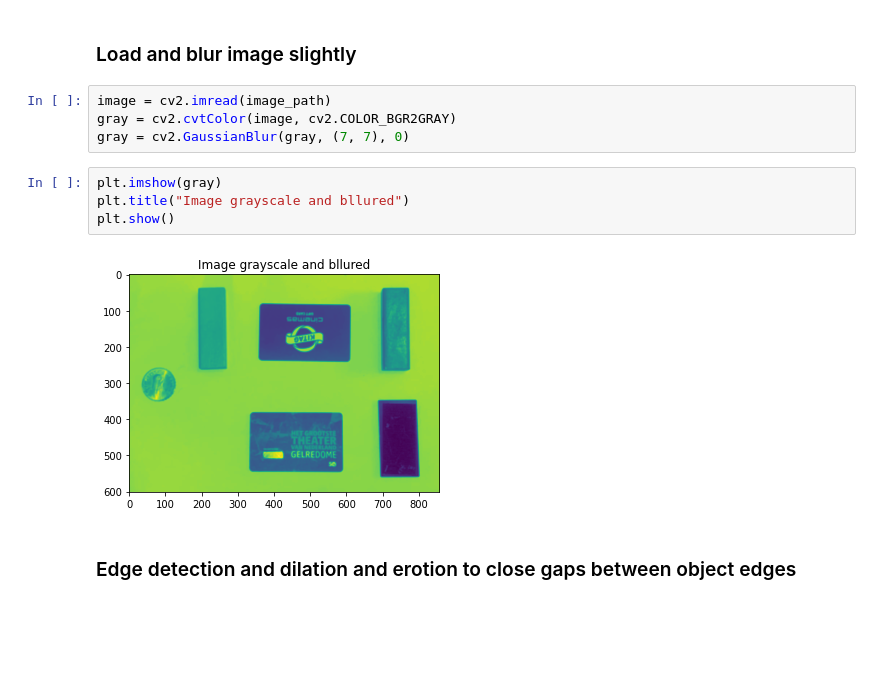
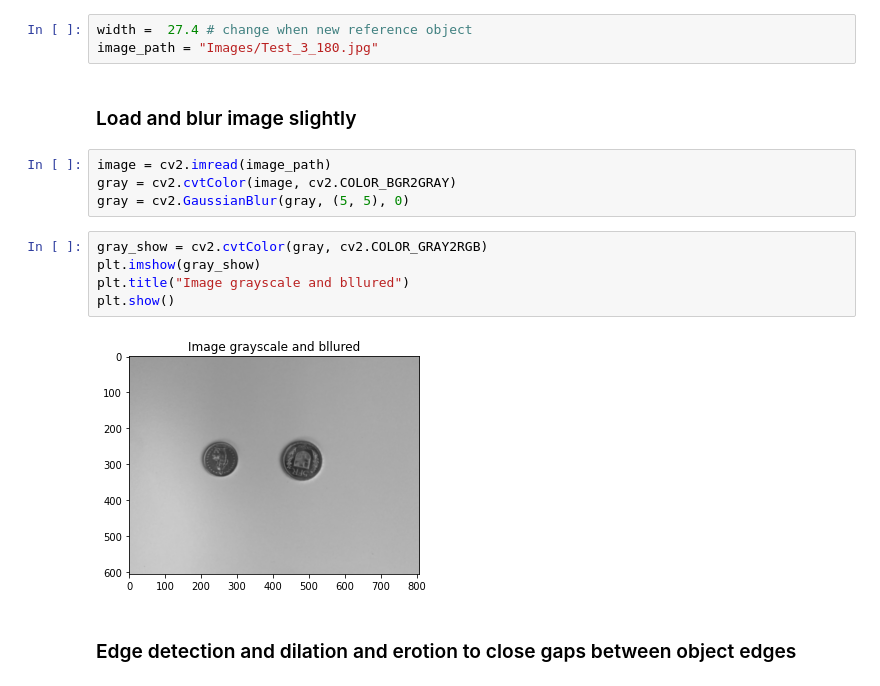
Before and after one commit to DominiquePeytrignet/IP2, a Jupyter notebook: PythonFiles/IP2_Notebook.ipynb, the cells around one changed output. Cells and saved outputs as stored; diff of their text form; blank space fills up the shorter version.

```diff
--- a/PythonFiles/IP2_Notebook.ipynb
+++ b/PythonFiles/IP2_Notebook.ipynb
@@ -22,14 +19,18 @@ image_path = "Images/Test_2_2.jpg"
+# %%
+width =  27.4 # change when new reference object
+image_path = "Images/Test_3_180.jpg"
 # %% [markdown]
 ### Load and blur image slightly
 # %%
 image = cv2.imread(image_path)
 gray = cv2.cvtColor(image, cv2.COLOR_BGR2GRAY)
-gray = cv2.GaussianBlur(gray, (7, 7), 0)
+gray = cv2.GaussianBlur(gray, (5, 5), 0)
 # %%
-plt.imshow(gray)
+gray_show = cv2.cvtColor(gray, cv2.COLOR_GRAY2RGB)
+plt.imshow(gray_show)
 plt.title("Image grayscale and bllured")
 plt.show()
 # %% [output]
-[figure, old version]
+[figure, new version]
 # %% [markdown]
 ### Edge detection and dilation and erotion to close gaps between object edges
```
Also changed, not shown: parts of 5 cells of this notebook, 11 other files.
